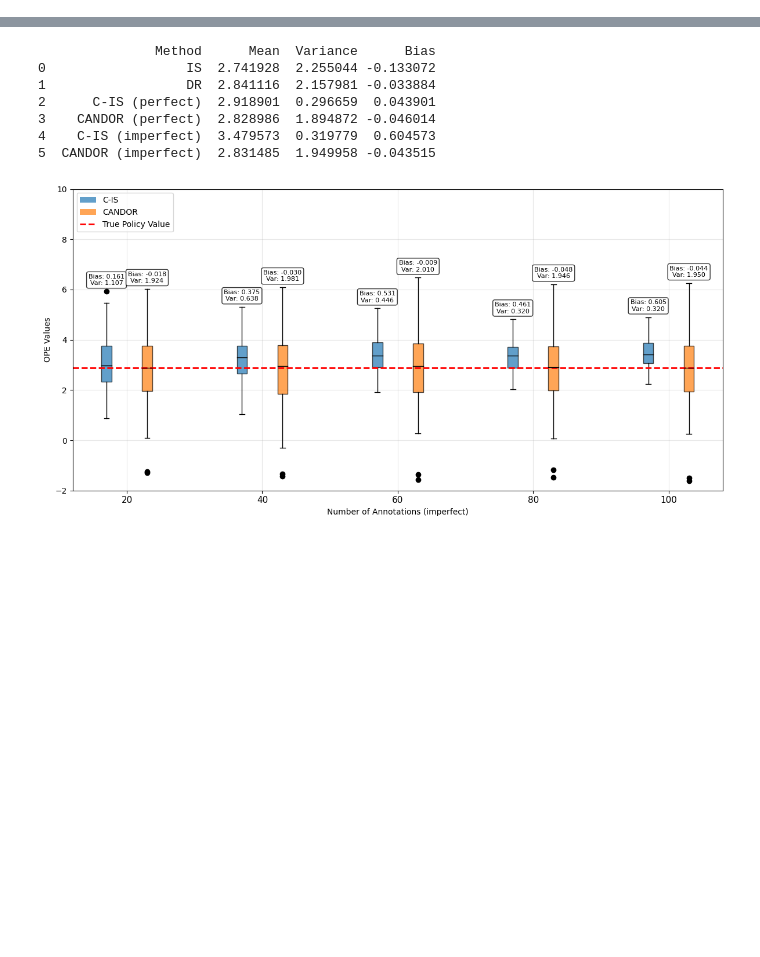
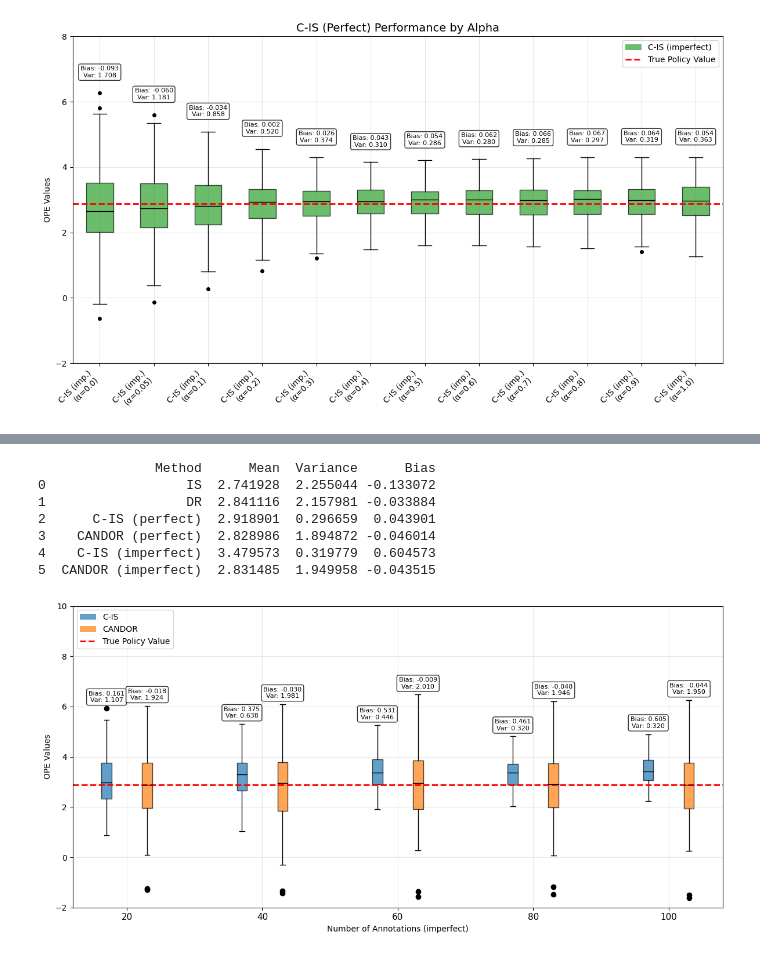
Before and after one commit to Lygist/Sepsis_CANDOR, a Jupyter notebook: bandit/boxplot.ipynb, the cells around one changed output, grey strips where cells are left out. Cells and saved outputs as stored; diff of their text form; code cells hidden in the pictures; blank space fills up the shorter version.

```diff
--- a/bandit/boxplot.ipynb
+++ b/bandit/boxplot.ipynb
@@ -78,0 +151,72 @@ plt.show()
+# %%
+data = np.load('boxplot_data_alpha.npz', allow_pickle=True)
+alphas = data['alphas']
+n_alphas = len(alphas)
+true_value = data['true_value']
+
+cis_imperfect_data = data['CIS_perfect_estimates']
+
+box_data = []
+labels = []
+
+for i, alpha in enumerate(alphas):
+    box_data.append(cis_imperfect_data[:, i, -1])
+    labels.append(f'C-IS (imp.)\n(α={alpha})')
+
+color = '#2ca02c'
+
+fig, ax = plt.subplots(figsize=(12, 7))
+
+bp = ax.boxplot(box_data, patch_artist=True, labels=labels)
+
+for patch in bp['boxes']:
+    patch.set_facecolor(color)
+    patch.set_alpha(0.7)
+
+
+for key in ['whiskers', 'caps', 'medians', 'fliers']:
+    for item in bp[key]:
+        item.set_color('black')
+        if key == 'fliers':
+            item.set_markerfacecolor('black')
+            item.set_markeredgecolor('black')
+            item.set_markersize(4)
+
+ax.axhline(y=true_value, color='red', linestyle='--', linewidth=2, label='True Value')
+
+legend_elements = [
+    Patch(facecolor='#2ca02c', alpha=0.7, label='C-IS (imperfect)'),
+    Line2D([0], [0], color='red', linestyle='--', lw=2, label='True Policy Value')
+]
+ax.legend(handles=legend_elements, loc='upper right')
+
+
+global_max = np.max([np.max(d) for d in box_data if len(d) > 0])
+global_min = np.min([np.min(d) for d in box_data if len(d) > 0])
+y_offset = (global_max - global_min) * 0.02
+
+for i, estimates in enumerate(box_data):
+    if len(estimates) == 0: continue
+
+    mean_est = np.mean(estimates)
+    abs_bias = mean_est - true_value
+    variance = np.var(estimates)
+
+    y_pos = np.max(estimates) + y_offset
+
+    ax.text(i + 1, y_pos + 0.3, f'Bias: {abs_bias:.3f}\nVar: {variance:.3f}',
+            ha='center', va='bottom', fontsize=8,
+            bbox=dict(boxstyle='round,pad=0.3', facecolor='white', alpha=0.8))
+
+ax.set_title('C-IS (Perfect) Performance by Alpha', fontsize=14)
+ax.set_ylabel('OPE Values', fontsize=10)
+ax.grid(True, linestyle='-', alpha=0.3)
+plt.ylim([-2, 8])
+
+plt.xticks(rotation=45, ha='right')
+
+plt.tight_layout()
+plt.savefig('C-IS (Perfect) Alpha Boxplot.png', dpi=300)
+plt.show()
+# %% [output]
+[figure, added]
```
Also changed, not shown: parts of 7 cells of this notebook, 11 other files.
